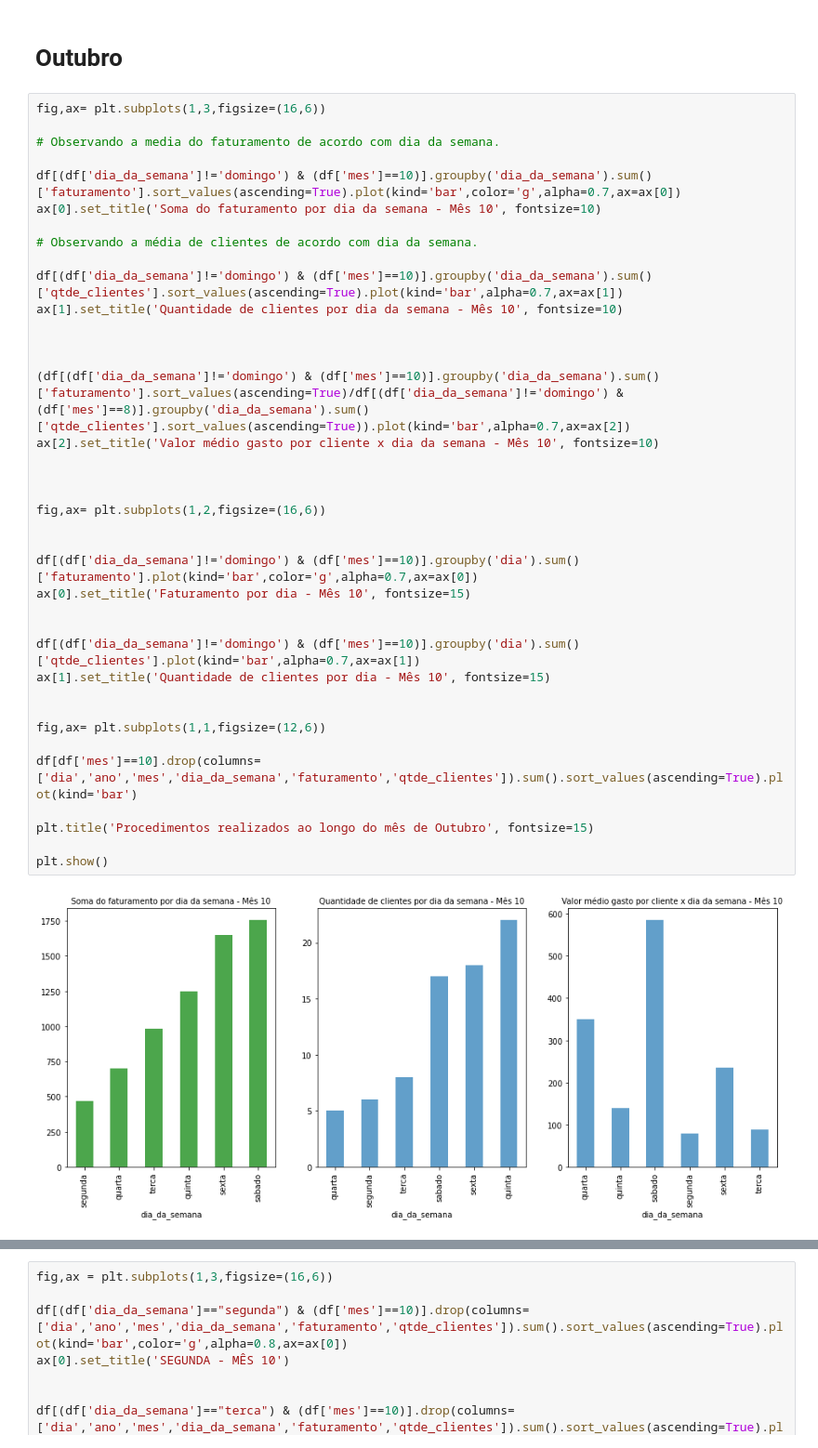
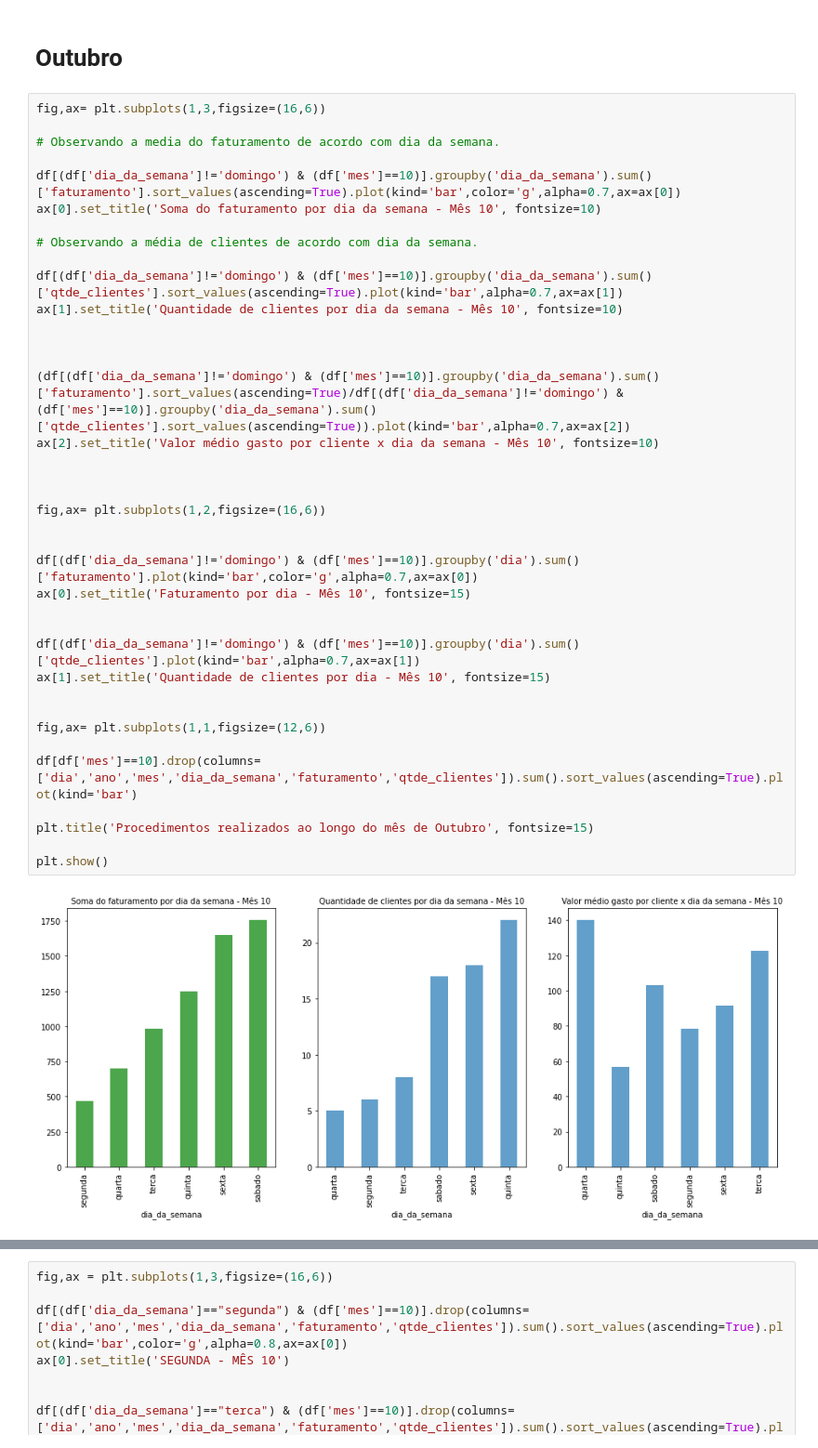
Before and after one commit to robertferro/previsao_faturamento_studio_estetica, a Jupyter notebook: 2 - Análise exploratória dos dados (EDA)/EDA_studio.ipynb, the cells around one changed output, grey strips where cells are left out. Shown: that part at 93% size. Drawn from its saved outputs; the diff is of its cells as text.

```diff
--- a/2 - Análise exploratória dos dados (EDA)/EDA_studio.ipynb
+++ b/2 - Análise exploratória dos dados (EDA)/EDA_studio.ipynb
@@ -316,35 +316,35 @@ ax[0].set_title('Soma do faturamento por dia da semana - Mês 10', fontsize=10)
 # Observando a média de clientes de acordo com dia da semana.
 
 df[(df['dia_da_semana']!='domingo') & (df['mes']==10)].groupby('dia_da_semana').sum()['qtde_clientes'].sort_values(ascending=True).plot(kind='bar',alpha=0.7,ax=ax[1])
 ax[1].set_title('Quantidade de clientes por dia da semana - Mês 10', fontsize=10)
 
 
 
-(df[(df['dia_da_semana']!='domingo') & (df['mes']==10)].groupby('dia_da_semana').sum()['faturamento'].sort_values(ascending=True)/df[(df['dia_da_semana']!='domingo') & (df['mes']==8)].groupby('dia_da_semana').sum()['qtde_clientes'].sort_values(ascending=True)).plot(kind='bar',alpha=0.7,ax=ax[2])
+(df[(df['dia_da_semana']!='domingo') & (df['mes']==10)].groupby('dia_da_semana').sum()['faturamento'].sort_values(ascending=True)/df[(df['dia_da_semana']!='domingo') & (df['mes']==10)].groupby('dia_da_semana').sum()['qtde_clientes'].sort_values(ascending=True)).plot(kind='bar',alpha=0.7,ax=ax[2])
 ax[2].set_title('Valor médio gasto por cliente x dia da semana - Mês 10', fontsize=10)
 
 
 
 fig,ax= plt.subplots(1,2,figsize=(16,6))
 
 
 df[(df['dia_da_semana']!='domingo') & (df['mes']==10)].groupby('dia').sum()['faturamento'].plot(kind='bar',color='g',alpha=0.7,ax=ax[0])
 ax[0].set_title('Faturamento por dia - Mês 10', fontsize=15)
 
 
 df[(df['dia_da_semana']!='domingo') & (df['mes']==10)].groupby('dia').sum()['qtde_clientes'].plot(kind='bar',alpha=0.7,ax=ax[1])
 ax[1].set_title('Quantidade de clientes por dia - Mês 10', fontsize=15)
 
 
 fig,ax= plt.subplots(1,1,figsize=(12,6))
 
 df[df['mes']==10].drop(columns=['dia','ano','mes','dia_da_semana','faturamento','qtde_clientes']).sum().sort_values(ascending=True).plot(kind='bar')
 
 plt.title('Procedimentos realizados ao longo do mês de Outubro', fontsize=15)
 
 plt.show()
 # %% [output]
-[figure, old version]
+[figure, new version]
 [figure]
 [figure]
 # %%
```
Also changed, not shown: parts of 3 cells of this notebook.
